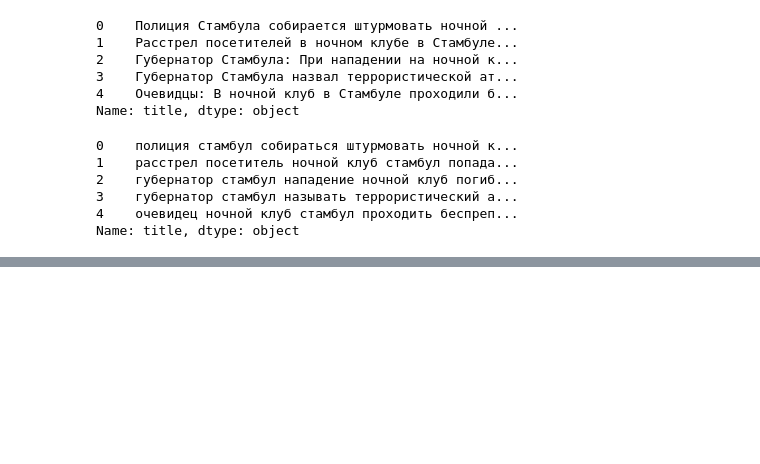
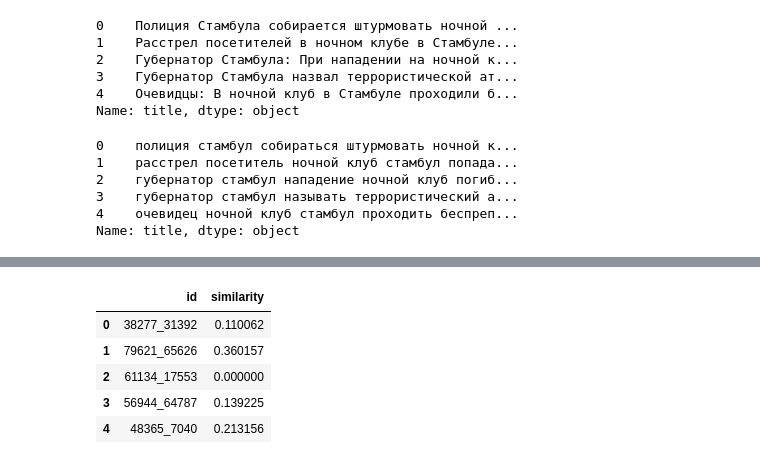
Before and after one commit to andrey-golubev/python-sandbox, a Jupyter notebook: nlp/news_similarity.ipynb, the cells around one changed output, grey strips where cells are left out. Cells and saved outputs as stored; diff of their text form; code cells hidden in the pictures; blank space fills up the shorter version.

```diff
--- a/nlp/news_similarity.ipynb
+++ b/nlp/news_similarity.ipynb
@@ -214,0 +253,6 @@ NameError: name 'stop_words' is not defined
+# %%
+from sklearn.feature_extraction.text import CountVectorizer
+title_vect = CountVectorizer().fit(news_df['title'])
+content_vect = CountVectorizer().fit(news_df['content'])
+titles = title_vect.transform(news_df['title'])
+contents = content_vect.transform(news_df['content'])
@@ -214,0 +265,8 @@ NameError: name 'stop_words' is not defined
+# %%
+def get_index(df, post_id, col='post_id'):
+    return df.index[df[col] == post_id][0]
+# %%
+# int(sample_df['id'][0].split("_")[0])
+
+def elem(arr, index):
+    return int(arr.split("_")[index])
@@ -214,0 +293,27 @@ NameError: name 'stop_words' is not defined
+# %%
+title_similarities = []
+content_similarities = []
+total_similarity = []
+for id_pair in sample_df['id']:
+    first_index = get_index(news_df, elem(id_pair, 0))
+    second_index = get_index(news_df, elem(id_pair, 1))
+    title_sim = float(cosine_similarity(titles[first_index], titles[second_index]))
+    content_sim = float(cosine_similarity(contents[first_index], contents[second_index]))
+    title_weight = 0.1
+    if title_sim != float(0) and content_sim != float(0):
+        title_sim *= title_weight
+        content_sim *= float(1) - title_weight
+    title_similarities.append(title_sim)
+    content_similarities.append(content_sim)
+    total_similarity.append(title_sim + content_sim)
+    pass
+# %%
+sample_df['similarity'] = pd.Series(total_similarity)
+sample_df.head()
+# %% [output]
+|  | id | similarity |
+| 0 | 38277_31392 | 0.110062 |
+| 1 | 79621_65626 | 0.360157 |
+| 2 | 61134_17553 | 0.000000 |
+| 3 | 56944_64787 | 0.139225 |
+| 4 | 48365_7040 | 0.213156 |
```
Also changed, not shown: parts of 22 cells of this notebook.
